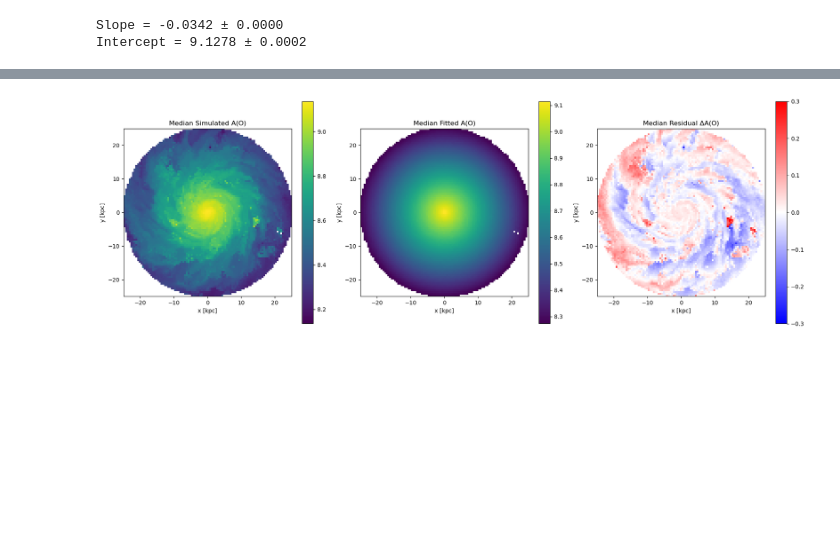
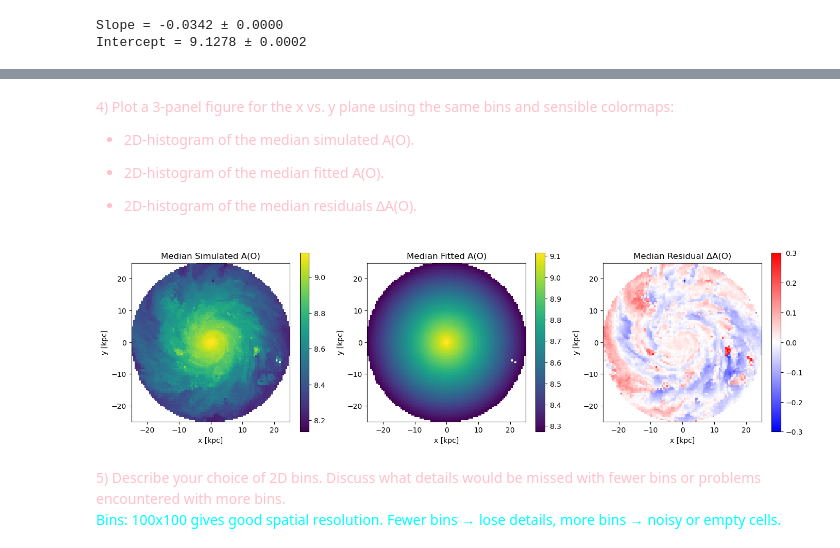
Before and after one commit to rizwan-codes-boop/assignment3, a Jupyter notebook: Q3.ipynb, the cells around one changed output, grey strips where cells are left out. Saved outputs shown, nothing was run; the diff lists cells and outputs as text; code cells hidden in the pictures; blank space fills up the shorter version.

```diff
--- a/Q3.ipynb
+++ b/Q3.ipynb
@@ -38,11 +54,12 @@ def linear_func(R, m, b):
 # %%
+def linear_func(R, m, b):
+    return m * R + b
+
 # Fit the linear function to the data
-popt, pcov = curve_fit(linear_func, R_gal, AO)
-slope, intercept = popt
-slope_err, intercept_err = np.sqrt(np.diag(pcov))
+optimal_param, cov_matrix = curve_fit(linear_func, R_gal, AO)
+slope, intercept = optimal_param
+slope_err, intercept_err = np.sqrt(np.diag(cov_matrix))
 
-print(f"Slope = {slope:.4f} ± {slope_err:.4f}")
-print(f"Intercept = {intercept:.4f} ± {intercept_err:.4f}")
 
 # Compute fitted values and residuals
 AO_fit = linear_func(R_gal, slope, intercept)
@@ -83,3 +126,12 @@ RMSE = 0.0726
+# %% [markdown]
+<span style="color:pink">
+4) Plot a 3-panel figure for the x vs. y plane using the same bins and sensible colormaps:
+
+- 2D-histogram of the median simulated A(O).
+
+- 2D-histogram of the median fitted A(O).
+
+- 2D-histogram of the median residuals ∆A(O).
 # %%
 # Define bins for x-y plane
 nbins = 100
@@ -95,38 +147,36 @@ for i in range(nbins):
     for j in range(nbins):
         mask = (x >= x_edges[i]) & (x < x_edges[i+1]) & (y >= y_edges[j]) & (y < y_edges[j+1])
         if np.any(mask):
             AO_median_map[j,i] = np.median(AO[mask])
             AO_fit_map[j,i] = np.median(AO_fit[mask])
             residual_map[j,i] = np.median(residuals[mask])
         else:
             AO_median_map[j,i] = np.nan
             AO_fit_map[j,i] = np.nan
             residual_map[j,i] = np.nan
 
 # Plot 3-panel figure
-fig, ax = plt.subplots(1, 3, figsize=(18, 6))
+fig, ax = plt.subplots(1, 3, figsize=(14, 4))
 
-im0 = ax[0].imshow(AO_median_map, origin='lower', extent=[x.min(), x.max(), y.min(), y.max()],
-                   cmap='viridis', aspect='equal')
+im0 = ax[0].imshow(AO_median_map, origin='lower', extent=[x.min(), x.max(), y.min(), y.max()], cmap='viridis', aspect='equal')
 ax[0].set_title('Median Simulated A(O)')
 fig.colorbar(im0, ax=ax[0])
 
-im1 = ax[1].imshow(AO_fit_map, origin='lower', extent=[x.min(), x.max(), y.min(), y.max()],
-                   cmap='viridis', aspect='equal')
+
+im1 = ax[1].imshow(AO_fit_map, origin='lower', extent=[x.min(), x.max(), y.min(), y.max()], cmap='viridis', aspect='equal')
 ax[1].set_title('Median Fitted A(O)')
 fig.colorbar(im1, ax=ax[1])
 
-im2 = ax[2].imshow(residual_map, origin='lower', extent=[x.min(), x.max(), y.min(), y.max()],
-                   cmap='bwr', aspect='equal', vmin=-0.3, vmax=0.3)
+im2 = ax[2].imshow(residual_map, origin='lower', extent=[x.min(), x.max(), y.min(), y.max()], cmap='bwr', aspect='equal', vmin=-0.3, vmax=0.3)
 ax[2].set_title('Median Residual ΔA(O)')
 fig.colorbar(im2, ax=ax[2])
 
 for a in ax:
     a.set_xlabel('x [kpc]')
     a.set_ylabel('y [kpc]')
 
 plt.tight_layout()
 plt.savefig('figures/xy_median_maps.png')
 plt.show()
 # %% [output]
-[figure, old version]
+[figure, new version]
@@ -139,0 +183,10 @@ Analysis: You will likely see negative residuals in inner regions and positive r
+# %% [markdown]
+<span style="color:pink">
+5) Describe your choice of 2D bins. Discuss what details would be missed with fewer
+bins or problems encountered with more bins.<br>  </span>
+
+
+
+
+<span style="color:cyan">
+Bins: 100x100 gives good spatial resolution. Fewer bins → lose details, more bins → noisy or empty cells.
```
Also changed, not shown: parts of 11 cells of this notebook, 4 other files.
